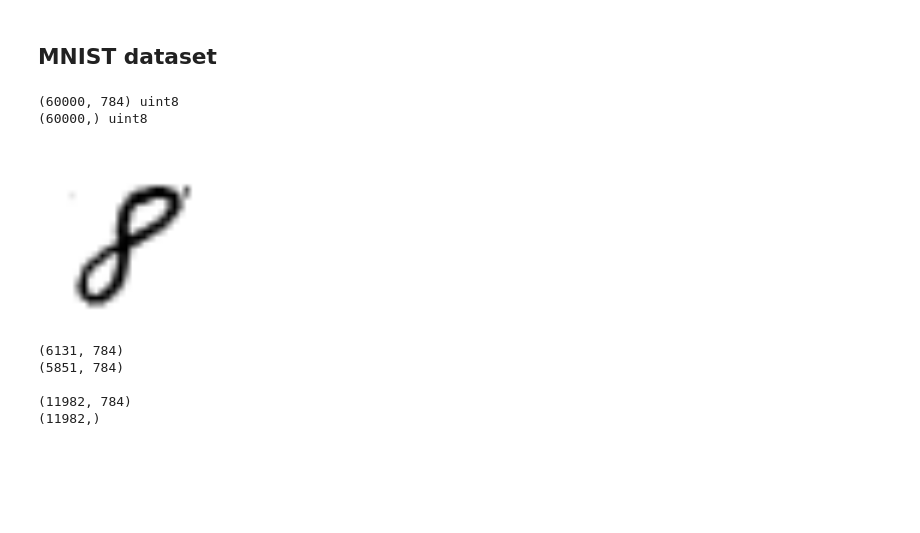
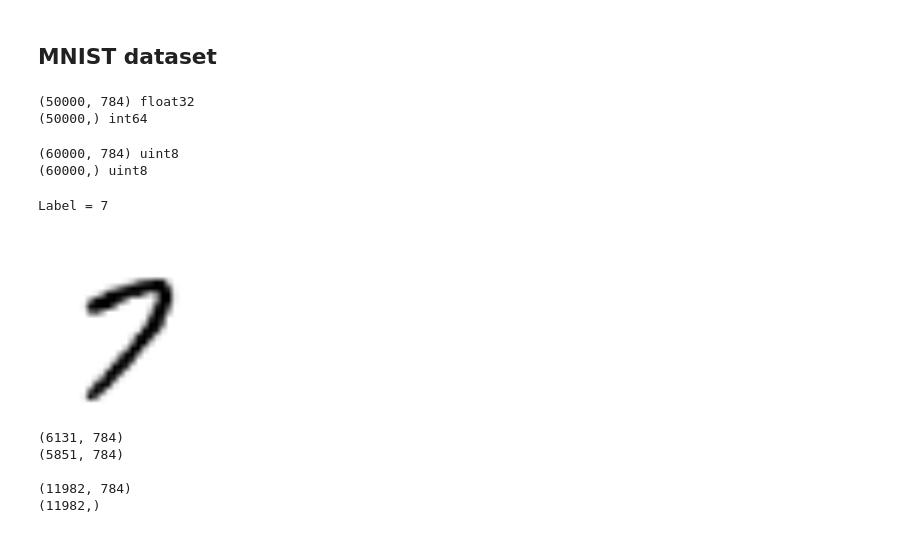
Before and after one commit to kristjanjonsson/Deep-Hidden-Layer-Learning, a Jupyter notebook: Prototyping-KJ.ipynb, the cells around one changed output. Saved outputs shown, nothing was run; the diff lists cells and outputs as text; code cells hidden in the pictures; blank space fills up the shorter version.

```diff
--- a/Prototyping-KJ.ipynb
+++ b/Prototyping-KJ.ipynb
@@ -32,3 +40,10 @@ def parse_label(filename):
+# %%
+(X_data, y_data) = parseNoisyExamples('mnist data/mnist_background_images_test.amat')
+print(X_data.shape, X_data.dtype)
+print(y_data.shape, y_data.dtype)
+# %% [output]
+(50000, 784) float32
+(50000,) int64
 # %%
 X_data = parse_img('mnist data/train-images-idx3-ubyte.gz')
 y_data = parse_label('mnist data/train-labels-idx1-ubyte.gz')
@@ -40,13 +55,16 @@ print(y_data.shape, y_data.dtype)
 # %%
 def plot_img(x):
     plt.figure(figsize=(3, 3))
     plt.imshow(x.reshape((28, 28)), cmap=plt.cm.gray_r)
     plt.grid(False)
     plt.tick_params(labelbottom=False, labelleft=False)
 
-plot_img(X_data[np.random.randint(0, len(X_data))])
+idx = np.random.randint(0, len(X_data))
+plot_img(X_data[idx])
+print('Label = ' + str(y_data[idx]))
 # %% [output]
+Label = 7
-[figure, old version]
+[figure, new version]
 # %%
 # We'll use the 3s and 8s.
 X3 = X_data[y_data == 3]
```
Also changed, not shown: parts of 20 cells of this notebook.
